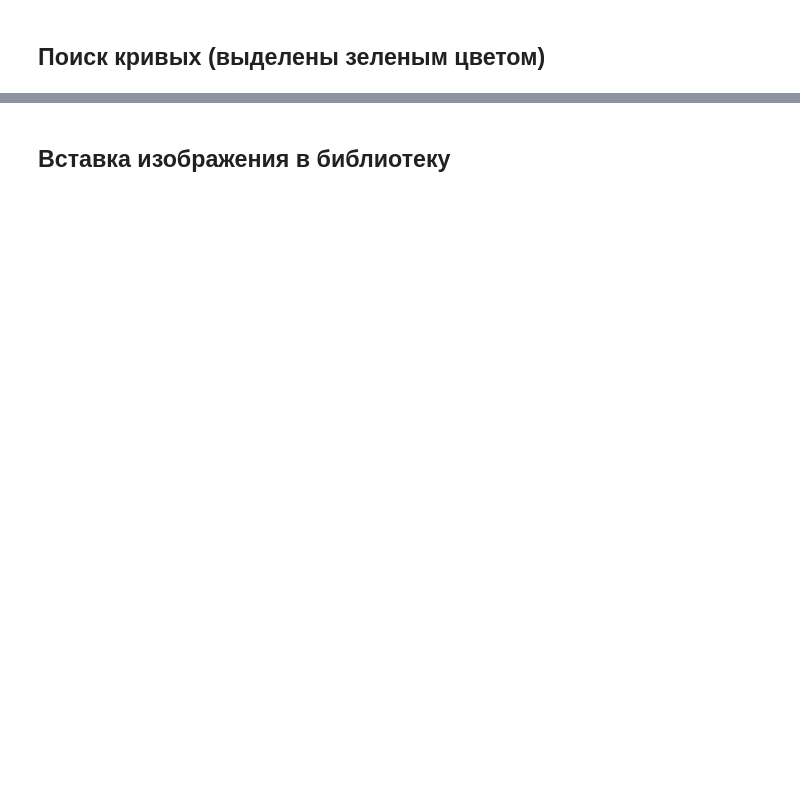
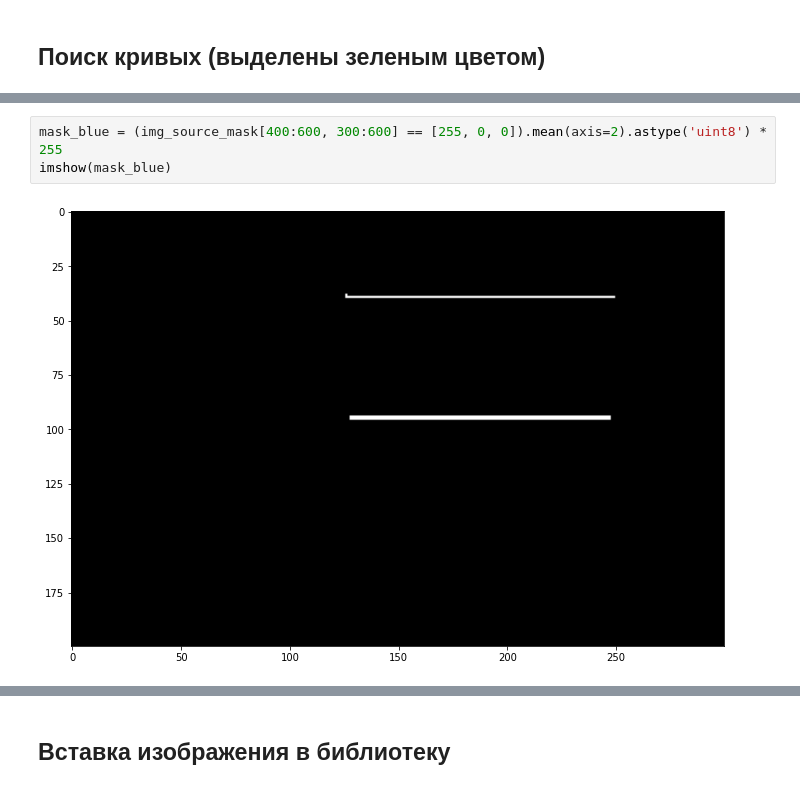
Before and after one commit to IvanHod/insert_images, a Jupyter notebook: диплом Насти.ipynb, the cells around one changed output, grey strips where cells are left out. Drawn from its saved outputs; the diff is of its cells as text; blank space fills up the shorter version.

```diff
--- a/диплом Насти.ipynb
+++ b/диплом Насти.ipynb
@@ -352,0 +390,5 @@ imshow(img_source_mask[:450])
+# %%
+mask_blue = (img_source_mask[400:600, 300:600] == [255, 0, 0]).mean(axis=2).astype('uint8') * 255
+imshow(mask_blue)
+# %% [output]
+[figure, added]
```
Also changed, not shown: parts of 47 cells of this notebook, 5 other files.
